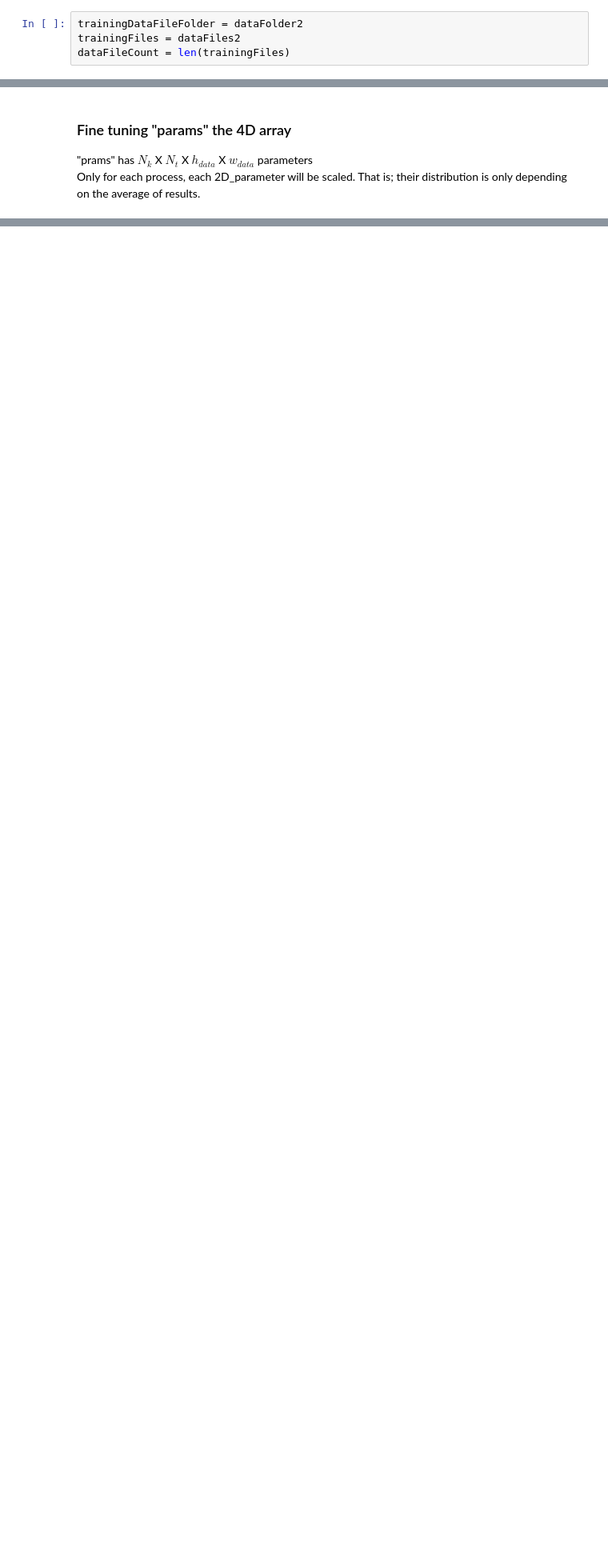
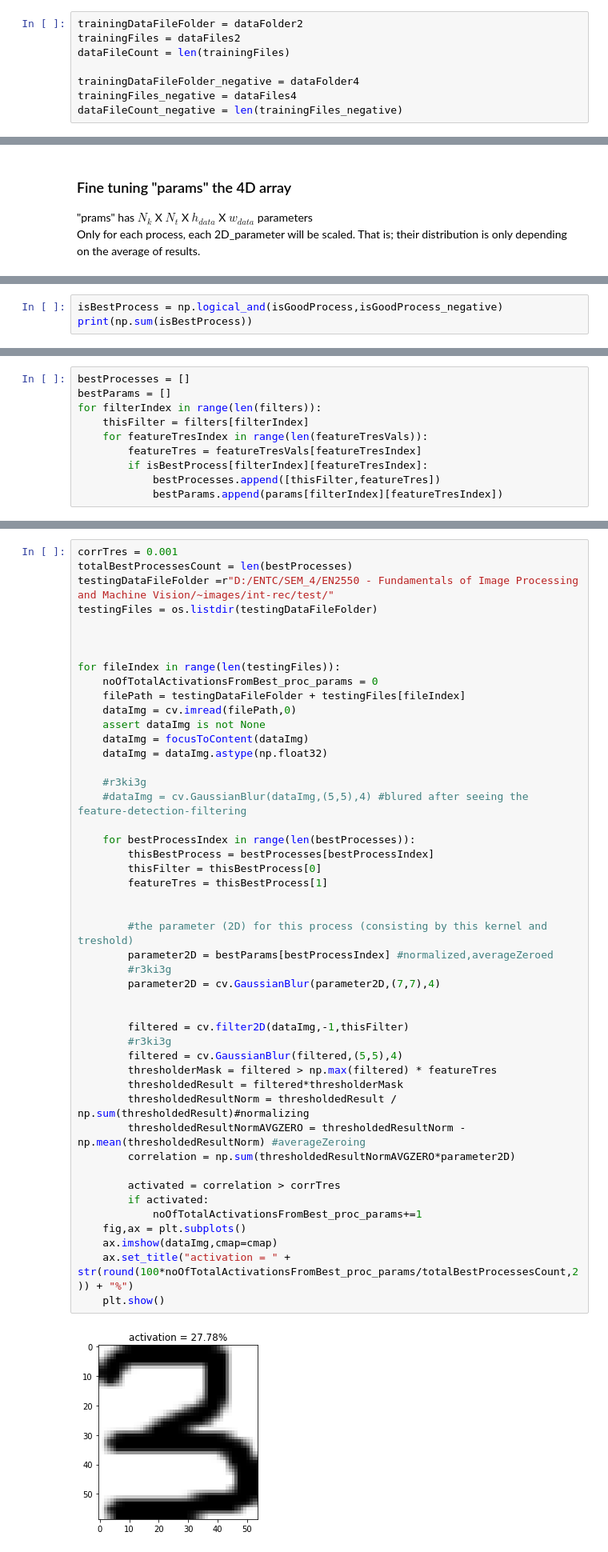
Before and after one commit to r3ki3g/Image-processing-fundamentals, a Jupyter notebook: integer_recognition - attempt 02.ipynb, the cells around one changed output, grey strips where cells are left out. Shown at 80% size. Cells and saved outputs as stored; diff of their text form; blank space fills up the shorter version.

```diff
--- a/integer_recognition - attempt 02.ipynb
+++ b/integer_recognition - attempt 02.ipynb
@@ -68,6 +95,10 @@ featureTresVals = [0.5,0.6,0.7,0.8,0.9]
 trainingDataFileFolder = dataFolder2
 trainingFiles = dataFiles2
 dataFileCount = len(trainingFiles)
+
+trainingDataFileFolder_negative = dataFolder4
+trainingFiles_negative = dataFiles4
+dataFileCount_negative = len(trainingFiles_negative)
 # %% [markdown]
 ### Parameters
 There are $N_k$ kernels and $N_t$ threshold  values, resulting in $N_kN_t$ processes.<br/>
@@ -231,0 +388,3 @@ total params 250
+# %%
+isBestProcess = np.logical_and(isGoodProcess,isGoodProcess_negative)
+print(np.sum(isBestProcess))
@@ -231,0 +395,10 @@ total params 250
+# %%
+bestProcesses = []
+bestParams = []
+for filterIndex in range(len(filters)):
+    thisFilter = filters[filterIndex]
+    for featureTresIndex in range(len(featureTresVals)):
+        featureTres = featureTresVals[featureTresIndex]
+        if isBestProcess[filterIndex][featureTresIndex]:
+            bestProcesses.append([thisFilter,featureTres])
+            bestParams.append(params[filterIndex][featureTresIndex])
@@ -231,0 +464,49 @@ total params 250
+# %%
+corrTres = 0.001
+totalBestProcessesCount = len(bestProcesses)
+testingDataFileFolder =r"D:/ENTC/SEM_4/EN2550 - Fundamentals of Image Processing and Machine Vision/~images/int-rec/test/"
+testingFiles = os.listdir(testingDataFileFolder)
+
+
+
+for fileIndex in range(len(testingFiles)):
+    noOfTotalActivationsFromBest_proc_params = 0
+    filePath = testingDataFileFolder + testingFiles[fileIndex]
+    dataImg = cv.imread(filePath,0)
+    assert dataImg is not None
+    dataImg = focusToContent(dataImg)
+    dataImg = dataImg.astype(np.float32)
+
+    #r3ki3g
+    #dataImg = cv.GaussianBlur(dataImg,(5,5),4) #blured after seeing the feature-detection-filtering
+
+    for bestProcessIndex in range(len(bestProcesses)):
+        thisBestProcess = bestProcesses[bestProcessIndex]
+        thisFilter = thisBestProcess[0]
+        featureTres = thisBestProcess[1]
+
+
+        #the parameter (2D) for this process (consisting by this kernel and treshold)
+        parameter2D = bestParams[bestProcessIndex] #normalized,averageZeroed
+        #r3ki3g
+        parameter2D = cv.GaussianBlur(parameter2D,(7,7),4)
+
+
+        filtered = cv.filter2D(dataImg,-1,thisFilter)
+        #r3ki3g
+        filtered = cv.GaussianBlur(filtered,(5,5),4)
+        thresholderMask = filtered > np.max(filtered) * featureTres
+        thresholdedResult = filtered*thresholderMask
+        thresholdedResultNorm = thresholdedResult / np.sum(thresholdedResult)#normalizing
+        thresholdedResultNormAVGZERO = thresholdedResultNorm - np.mean(thresholdedResultNorm) #averageZeroing
+        correlation = np.sum(thresholdedResultNormAVGZERO*parameter2D)
+
+        activated = correlation > corrTres
+        if activated:
+            noOfTotalActivationsFromBest_proc_params+=1
+    fig,ax = plt.subplots()
+    ax.imshow(dataImg,cmap=cmap)
+    ax.set_title("activation = " + str(round(100*noOfTotalActivationsFromBest_proc_params/totalBestProcessesCount,2)) + "%")
+    plt.show()
+# %% [output]
+[figure, added]
```
Also changed, not shown: parts of 26 cells of this notebook, 21 other files.
